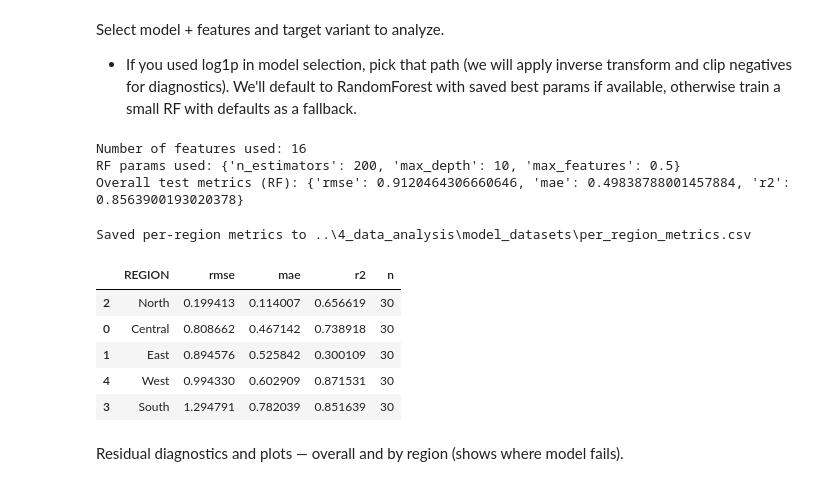
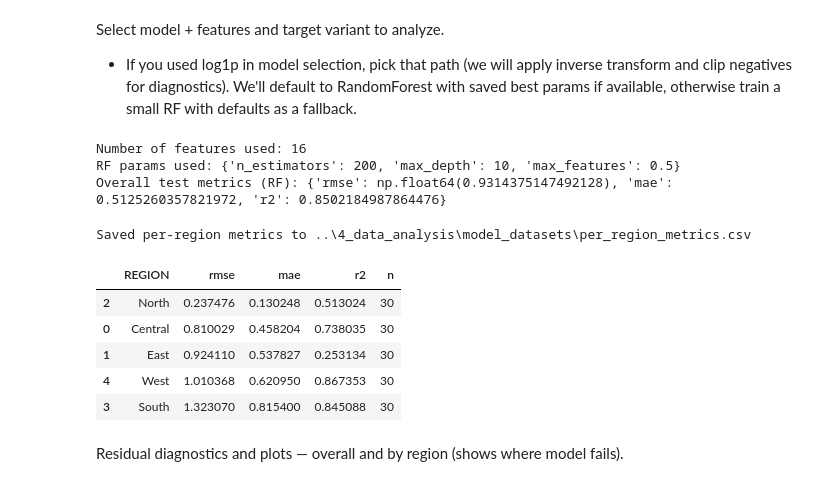
Before and after one commit to Mohamedmxz/MIT-ELO2-, a Jupyter notebook: 4_data_analysis/5_diagnostics_and_interpretability.ipynb, the cells around one changed output. Saved outputs shown, nothing was run; the diff lists cells and outputs as text; code cells hidden in the pictures.

```diff
--- a/4_data_analysis/5_diagnostics_and_interpretability.ipynb
+++ b/4_data_analysis/5_diagnostics_and_interpretability.ipynb
@@ -13,7 +15,6 @@ Notes:
 # Imports & paths
 import os
 import json
-import joblib
 import numpy as np
 import pandas as pd
 import matplotlib.pyplot as plt
@@ -27,17 +28,25 @@ sns.set()
 fe_path = os.path.join('..','4_data_analysis','model_datasets','model_ready_dataset_fe.csv')
 params_path = os.path.join('..','4_data_analysis','model_datasets','best_params.json')
 out_dir = os.path.join('..','4_data_analysis','model_datasets')
+fig_dir = os.path.join('..','4_data_analysis','Figures','model_diagnostics')
 os.makedirs(out_dir, exist_ok=True)
+os.makedirs(fig_dir, exist_ok=True)
 
 if not os.path.exists(fe_path):
-    raise FileNotFoundError(f'FE dataset not found at {fe_path}. Run Notebook 3 first.')
+    raise FileNotFoundError(f'FE dataset not found at {fe_path}. Run Notebook 3/4 first.')
 df = pd.read_csv(fe_path)
 print('Loaded FE data shape:', df.shape)
 
 best_params = {}
 if os.path.exists(params_path):
-    with open(params_path) as f:
-        best_params = json.load(f)
+    try:
+        with open(params_path) as f:
+            best_params = json.load(f)
+    except Exception as e:
+        print('Could not load best_params.json:', e)
+        best_params = {}
+else:
+    print('best_params.json not found; falling back to defaults')
 
 print('Loaded best params keys:', list(best_params.keys()))
 # %% [output]
@@ -81,7 +70,7 @@ West       408
 dtype: int64
 # %%
 # Train/test split: last N months per region (same as Notebook 3)
-def train_test_time_split(df, group_col='REGION', time_col='Time', test_periods=24):
+def train_test_time_split(df, group_col='REGION', time_col='Time', test_periods=30):
     train_parts, test_parts = [], []
     for name, g in df.groupby(group_col):
         g_sorted = g.sort_values(time_col).reset_index(drop=True)
@@ -101,22 +90,24 @@ Select model + features and target variant to analyze.
 We'll default to RandomForest with saved best params if available, otherwise train a small RF with defaults as a fallback.
 # %%
 target = 'Rainfall'
-features = [c for c in df.columns if c not in ['REGION','YEAR','Month','Month_Num','Rainfall','Temperature','Time']]
+# build feature list: keep time/month features and engineered lags/rolls
+exclude = ['REGION','YEAR','Month','Month_Num','Rainfall','Temperature','Time']
+features = [c for c in df.columns if c not in exclude]
 features = ['YEAR','Time','Month_sin','Month_cos'] + [c for c in features if ('lag' in c or '_roll' in c)]
 features = [c for c in features if c in train_df.columns]
 print('Number of features used:', len(features))
 
 # choose params
-rf_params = best_params.get('rf_raw') or best_params.get('rf_log1p') or {'n_estimators':200, 'max_depth':10}
+rf_params = best_params.get('rf_raw') or best_params.get('rf_log1p') or {'n_estimators':200, 'max_depth':10, 'max_features':0.5}
 print('RF params used:', rf_params)
 
-# train RF on training set
+# train RF on training set (safe defaults if keys missing)
 X_tr = train_df[features]
 y_tr = train_df[target]
 X_te = test_df[features]
 y_te = test_df[target]
 
-rf = RandomForestRegressor(n_jobs=-1, **{k:v for k,v in rf_params.items() if k in ['n_estimators','max_depth','max_features']})
+rf = RandomForestRegressor(n_jobs=-1, random_state=42, **{k:v for k,v in rf_params.items() if k in ['n_estimators','max_depth','max_features']})
 rf.fit(X_tr, y_tr)
 pred = rf.predict(X_te)
 # Postprocess (clip negatives) — rainfall cannot be negative
@@ -130,27 +121,27 @@ print('Overall test metrics (RF):', overall)
 # %% [output]
 Number of features used: 16
 RF params used: {'n_estimators': 200, 'max_depth': 10, 'max_features': 0.5}
-Overall test metrics (RF): {'rmse': 0.9120464306660646, 'mae': 0.49838788001457884, 'r2': 0.8563900193020378}
+Overall test metrics (RF): {'rmse': np.float64(0.9314375147492128), 'mae': 0.5125260357821972, 'r2': 0.8502184987864476}
 # %%
 # Per-region metrics and save
 test_df = test_df.copy()
 test_df['pred'] = pred
 
 rows = []
 for region, g in test_df.groupby('REGION'):
     rows.append({'REGION': region, **metrics(g[target], g['pred']), 'n': len(g)})
 per_region_metrics = pd.DataFrame(rows).sort_values('rmse', ascending=True)
 per_region_metrics.to_csv(os.path.join(out_dir, 'per_region_metrics.csv'), index=False)
 print('Saved per-region metrics to', os.path.join(out_dir, 'per_region_metrics.csv'))
-display(per_region_metrics.head(50))
+per_region_metrics
 # %% [output]
 Saved per-region metrics to ..\4_data_analysis\model_datasets\per_region_metrics.csv
 |  | REGION | rmse | mae | r2 | n |
-| 2 | North | 0.199413 | 0.114007 | 0.656619 | 30 |
-| 0 | Central | 0.808662 | 0.467142 | 0.738918 | 30 |
-| 1 | East | 0.894576 | 0.525842 | 0.300109 | 30 |
-| 4 | West | 0.994330 | 0.602909 | 0.871531 | 30 |
-| 3 | South | 1.294791 | 0.782039 | 0.851639 | 30 |
+| 2 | North | 0.237476 | 0.130248 | 0.513024 | 30 |
+| 0 | Central | 0.810029 | 0.458204 | 0.738035 | 30 |
+| 1 | East | 0.924110 | 0.537827 | 0.253134 | 30 |
+| 4 | West | 1.010368 | 0.620950 | 0.867353 | 30 |
+| 3 | South | 1.323070 | 0.815400 | 0.845088 | 30 |
 # %% [markdown]
 Residual diagnostics and plots — overall and by region (shows where model fails).
 # %%
```
Also changed, not shown: parts of 7 cells of this notebook, 17 other files.
